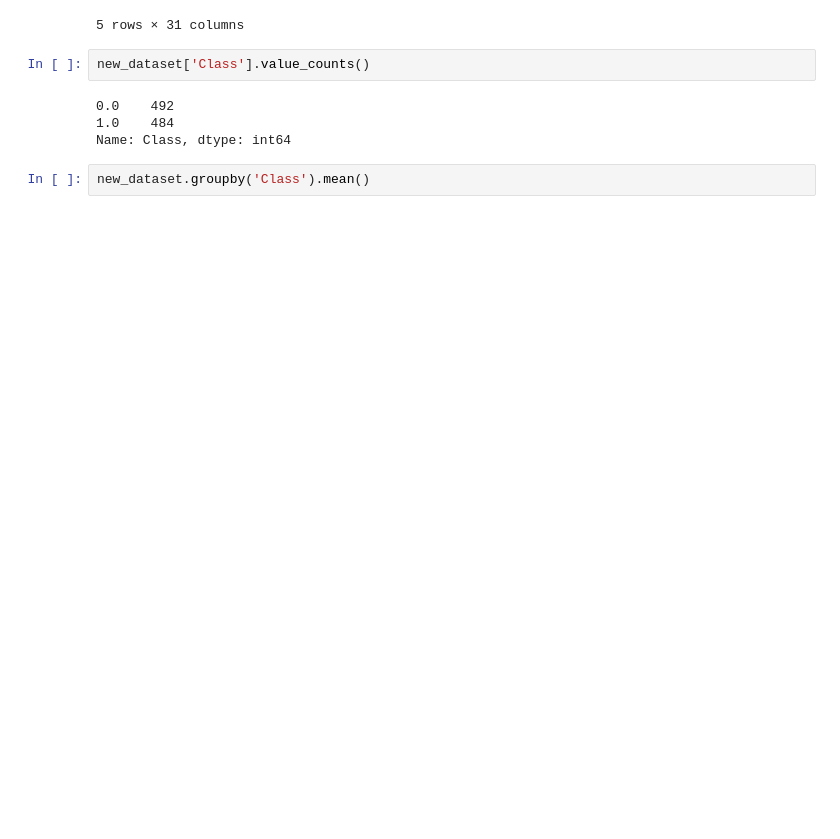
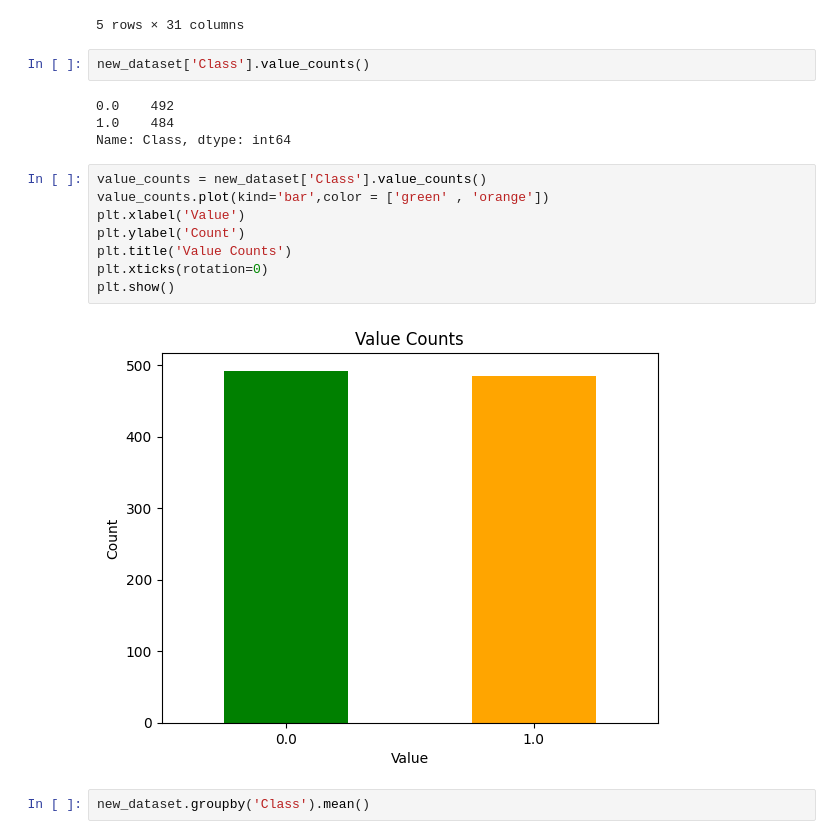
Before and after one commit to Imshubhham/Imshubham, a Jupyter notebook: Credit_card_fraud_detection.ipynb, the cells around one changed output. Saved outputs shown, nothing was run; the diff lists cells and outputs as text; blank space fills up the shorter version.

```diff
--- a/Credit_card_fraud_detection.ipynb
+++ b/Credit_card_fraud_detection.ipynb
@@ -191,6 +200,16 @@ new_dataset['Class'].value_counts()
 0.0    492
 1.0    484
 Name: Class, dtype: int64
+# %%
+value_counts = new_dataset['Class'].value_counts()
+value_counts.plot(kind='bar',color = ['green' , 'orange'])
+plt.xlabel('Value')
+plt.ylabel('Count')
+plt.title('Value Counts')
+plt.xticks(rotation=0)
+plt.show()
+# %% [output]
+[figure, added]
 # %%
 new_dataset.groupby('Class').mean()
 # %% [output]
```
Also changed, not shown: parts of 2 cells of this notebook.
